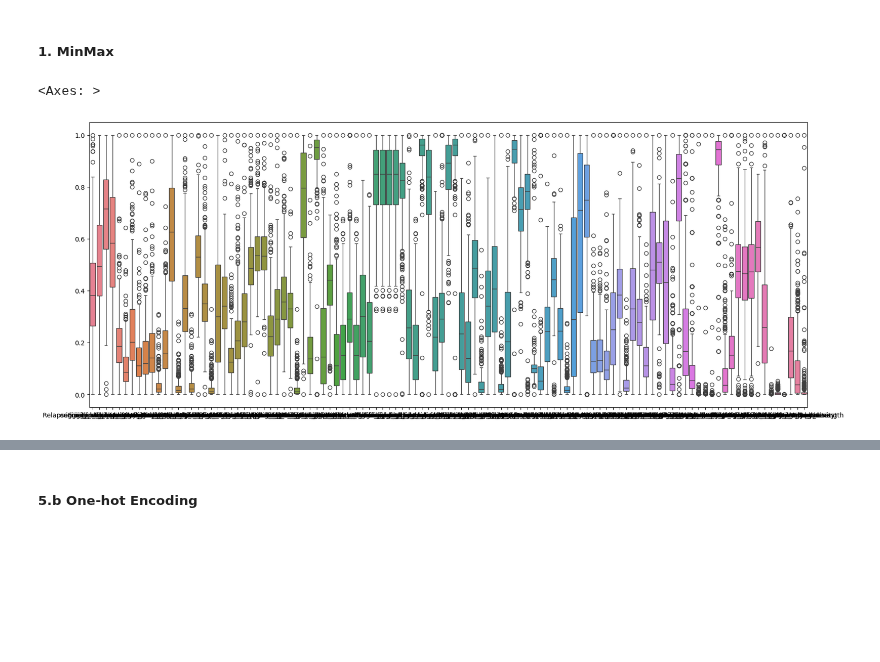
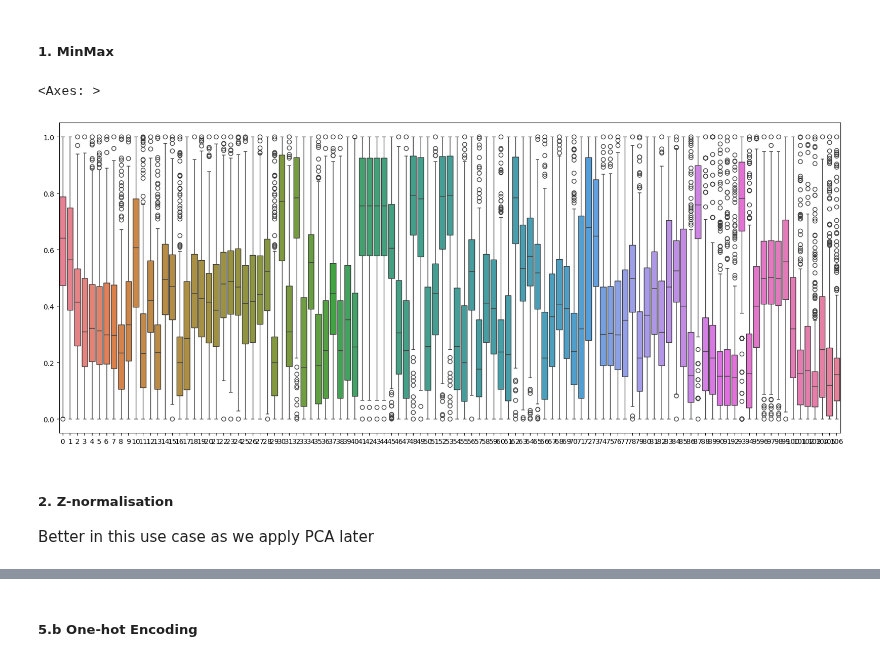
Before and after one commit to glacial-drm/Supervised-Learners, a Jupyter notebook: CW2/pcr-classification.ipynb, the cells around one changed output, grey strips where cells are left out. Cells and saved outputs as stored; diff of their text form; code cells hidden in the pictures; blank space fills up the shorter version.

```diff
--- a/CW2/pcr-classification.ipynb
+++ b/CW2/pcr-classification.ipynb
@@ -256,4 +221,3 @@ X_train
 # %%
-X_train, X_test, y_train, y_test = train_test_split(X_train, dataset_y_clf, test_size = 0.2, random_state = r_state, stratify = dataset_y_clf)
-print(y_train.value_counts())
-print(y_test.value_counts())
+# Split the X_train into 80% for training data and 20% for test data with stratified splitting to keep the balance of 0 and 1 classes in the training and test sets roughly the same
+X_train, X_test, y_train, y_test = train_test_split(dataset_x_all, dataset_y_clf, test_size = 0.2, random_state = 12, stratify = dataset_y_clf)
@@ -393,16 +383,16 @@ Params include: contamination, random state and bootstrap [(among others that ma
 - random state (int) is the pseudorandom seed
 - bootstrap (bool) is an option to enable random sampling with replacement
 # %%
-from sklearn.ensemble import IsolationForest
+# from sklearn.ensemble import IsolationForest
 
-iso = IsolationForest(contamination=0.05, random_state=42, bootstrap=True)
-y_pred_iso = iso.fit_predict(X_train)
+# iso = IsolationForest(contamination=0.05, random_state=42, bootstrap=True)
+# y_pred_iso = iso.fit_predict(X_train)
 
-X_train["IsoForest_Outlier"] = y_pred_iso
-print(X_train["IsoForest_Outlier"].value_counts())
+# X_train["IsoForest_Outlier"] = y_pred_iso
+# print(X_train["IsoForest_Outlier"].value_counts())
 
-plt.figure(figsize=(7, 5))
-sns.scatterplot(x="original_shape_Elongation", y="RelapseFreeSurvival (outcome)", data=X_train,
-                hue="IsoForest_Outlier", palette="coolwarm")
-plt.title("Isolation Forest Outlier Detection")
-plt.show()
+# plt.figure(figsize=(7, 5))
+# sns.scatterplot(x="original_shape_Elongation", y=dataset_y_clf, data=X_train,
+#                 hue="IsoForest_Outlier", palette="coolwarm")
+# plt.title("Isolation Forest Outlier Detection")
+# plt.show()
@@ -574,11 +537,11 @@ Options:
 ##### 1. MinMax
 # %%
 scaler = MinMaxScaler()
-X_train[continuous_names] = scaler.fit_transform(X_train[continuous_names])
-X_train[continuous_names]
+# X_train[continuous_names] = scaler.fit_transform(X_train[continuous_names])
+# X_train[continuous_names]
 
 fig,ax=plt.subplots(1,figsize=(20,8))
-sns.boxplot(data=X_train[continuous_names],ax=ax)
+sns.boxplot(data=scaler.fit_transform(X_train[continuous_names]),ax=ax)
 # %% [output]
 <Axes: >
-[figure, old version]
+[figure, new version]
@@ -586,0 +548,3 @@ X_train.to_csv("./datasets/PreProcessedDataset.csv",index=False)
+# %% [markdown]
+##### 2. Z-normalisation
+Better in this use case as we apply PCA later
```
Also changed, not shown: parts of 56 cells of this notebook, 1 other file.
